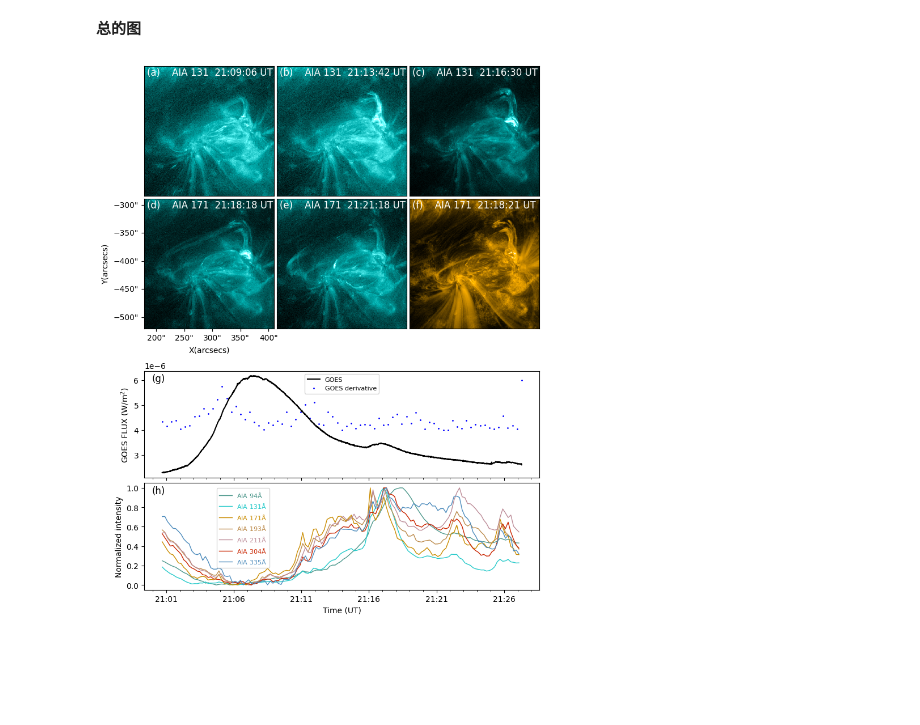
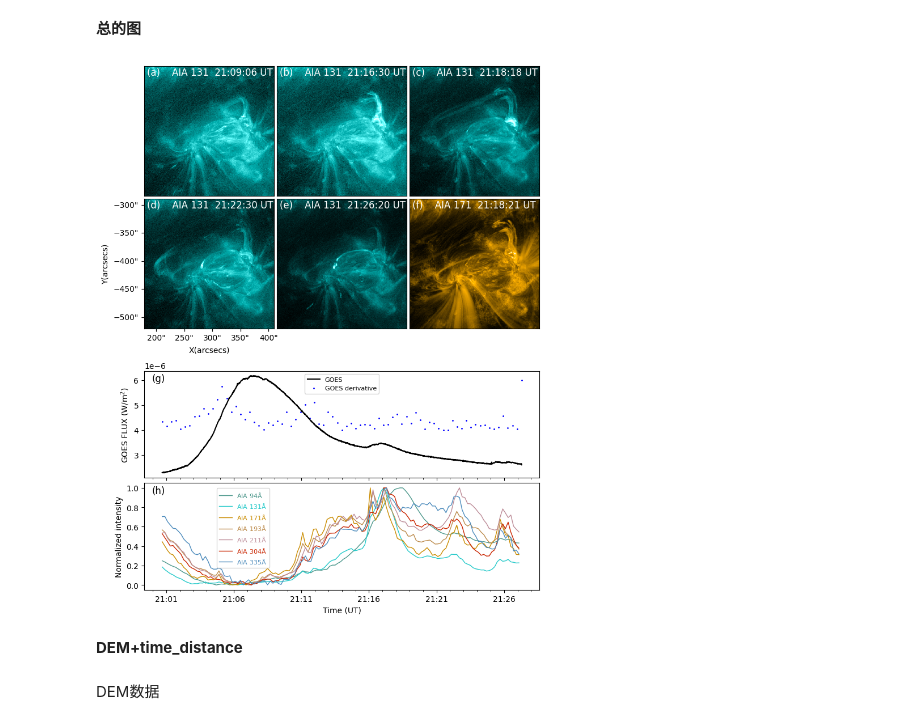
Before and after one commit to xiaosjh/reconnection, a Jupyter notebook: draw_image.ipynb, the cells around one changed output. Saved outputs shown, nothing was run; the diff lists cells and outputs as text; code cells hidden in the pictures; blank space fills up the shorter version.

```diff
--- a/draw_image.ipynb
+++ b/draw_image.ipynb
@@ -140,9 +140,9 @@ AIA图像数据
 # %%
 map1=sunpy.map.Map(r'D:\Learning\PHD1st\magnetic_reconnecion\data\AIA2\131\aia.lev1_euv_12s.2024-06-18T210908Z.131.image_lev1.fits')
 map2=sunpy.map.Map(r'D:\Learning\PHD1st\magnetic_reconnecion\data\AIA2\131\aia.lev1_euv_12s.2024-06-18T211344Z.131.image_lev1.fits')
-map3=sunpy.map.Map(r'D:\Learning\PHD1st\magnetic_reconnecion\data\AIA2\131\aia.lev1_euv_12s.2024-06-18T211632Z.131.image_lev1.fits')
-map4=sunpy.map.Map(r'D:\Learning\PHD1st\magnetic_reconnecion\data\AIA2\131\aia.lev1_euv_12s.2024-06-18T211820Z.131.image_lev1.fits')
-map5=sunpy.map.Map(r'D:\Learning\PHD1st\magnetic_reconnecion\data\AIA2\131\aia.lev1_euv_12s.2024-06-18T212232Z.131.image_lev1.fits')
+map3=sunpy.map.Map(r'D:\Learning\PHD1st\magnetic_reconnecion\data\AIA2\131\aia.lev1_euv_12s.2024-06-18T211820Z.131.image_lev1.fits')
+map4=sunpy.map.Map(r'D:\Learning\PHD1st\magnetic_reconnecion\data\AIA2\131\aia.lev1_euv_12s.2024-06-18T212232Z.131.image_lev1.fits')
+map5=sunpy.map.Map(r'D:\Learning\PHD1st\magnetic_reconnecion\data\AIA2\131\aia.lev1_euv_12s.2024-06-18T212620Z.131.image_lev1.fits')
 map6=sunpy.map.Map(r'D:\Learning\PHD1st\magnetic_reconnecion\data\AIA2\171\aia.lev1_euv_12s.2024-06-18T211822Z.171.image_lev1.fits')
 # %%
 fig=plt.figure(figsize=(9,6))
@@ -312,10 +312,10 @@ for i in range(6):
         ax.coords[1].set_ticks_visible(False)
 
 ax_all[0].text(0.02,0.93,'(a)    AIA 131  21:09:06 UT',color='white',transform=ax_all[0].transAxes,fontsize=12)
-ax_all[1].text(0.02,0.93,'(b)    AIA 131  21:13:42 UT',color='white',transform=ax_all[1].transAxes,fontsize=12)
-ax_all[2].text(0.02,0.93,'(c)    AIA 131  21:16:30 UT',color='white',transform=ax_all[2].transAxes,fontsize=12)
-ax_all[3].text(0.02,0.93,'(d)    AIA 171  21:18:18 UT',color='white',transform=ax_all[3].transAxes,fontsize=12)
-ax_all[4].text(0.02,0.93,'(e)    AIA 171  21:21:18 UT',color='white',transform=ax_all[4].transAxes,fontsize=12)
+ax_all[1].text(0.02,0.93,'(b)    AIA 131  21:16:30 UT',color='white',transform=ax_all[1].transAxes,fontsize=12)
+ax_all[2].text(0.02,0.93,'(c)    AIA 131  21:18:18 UT',color='white',transform=ax_all[2].transAxes,fontsize=12)
+ax_all[3].text(0.02,0.93,'(d)    AIA 131  21:22:30 UT',color='white',transform=ax_all[3].transAxes,fontsize=12)
+ax_all[4].text(0.02,0.93,'(e)    AIA 131  21:26:20 UT',color='white',transform=ax_all[4].transAxes,fontsize=12)
 ax_all[5].text(0.02,0.93,'(f)    AIA 171  21:18:21 UT',color='white',transform=ax_all[5].transAxes,fontsize=12)
 
 # ---------------- 下半部分：两行共享x轴 ----------------
@@ -351,32 +351,36 @@ ax7.tick_params(labelbottom=False)
 
 name_list=['AIA 94$\mathrm{\AA}$','AIA 131$\mathrm{\AA}$',
            'AIA 171$\mathrm{\AA}$','AIA 193$\mathrm{\AA}$',
            'AIA 211$\mathrm{\AA}$','AIA 304$\mathrm{\AA}$','AIA 335$\mathrm{\AA}$']
 lines=[]
 linstyle=['-','-']
 
 #从AIA那几个波段的cmap里采集颜色用来画曲线
 color=[]
 color_list=['sdoaia94','sdoaia131','sdoaia171','sdoaia193','sdoaia211','sdoaia304','sdoaia335']
 for i in range(7):
     cmap=plt.get_cmap(color_list[i])
     middle_color=cmap(0.55)
     color.append(middle_color)
 
 for i in range(7):
     line,=ax8.plot(intensity[i,:],color=color[i],label=name_list[i],linewidth=1,linestyle=linstyle[i%2])
     lines.append(line)
 legend=ax8.legend(loc='center', bbox_to_anchor=(0.25, 0.58),fontsize=8)
 for text,line in zip(legend.get_texts(),lines):
     text.set_color(line.get_color())
 
 ax8.set_ylabel('Normalized intensity')
 ax8.set_xticks(ticks=corr_x,labels=['21:01','21:06','21:11','21:16','21:21','21:26'])
 ax8.text(0.02,0.9,'(h)',color='black',transform=ax8.transAxes,fontsize=12)
 import matplotlib.ticker as ticker
 ax8.xaxis.set_minor_locator(ticker.AutoMinorLocator())  # 给 x 轴加小刻度
 ax8.yaxis.set_minor_locator(ticker.NullLocator())       # 禁止 y 轴小刻度
 ax8.set_xlabel('Time (UT)')
-plt.savefig(r'D:\Learning\PHD1st\magnetic_reconnecion\paper\fig\aia_image_intensity_goes_curve.pdf',format='pdf')
+plt.savefig(r'D:\Learning\PHD1st\magnetic_reconnecion\paper\fig\aia_image_intensity_goes_curve.pdf',format='pdf',bbox_inches='tight', pad_inches=0.1)
 # %% [output]
-[figure, old version]
+[figure, new version]
+# %% [markdown]
+__DEM+time_distance__
+# %% [markdown]
+DEM数据
```
Also changed, not shown: parts of 6 cells of this notebook.
